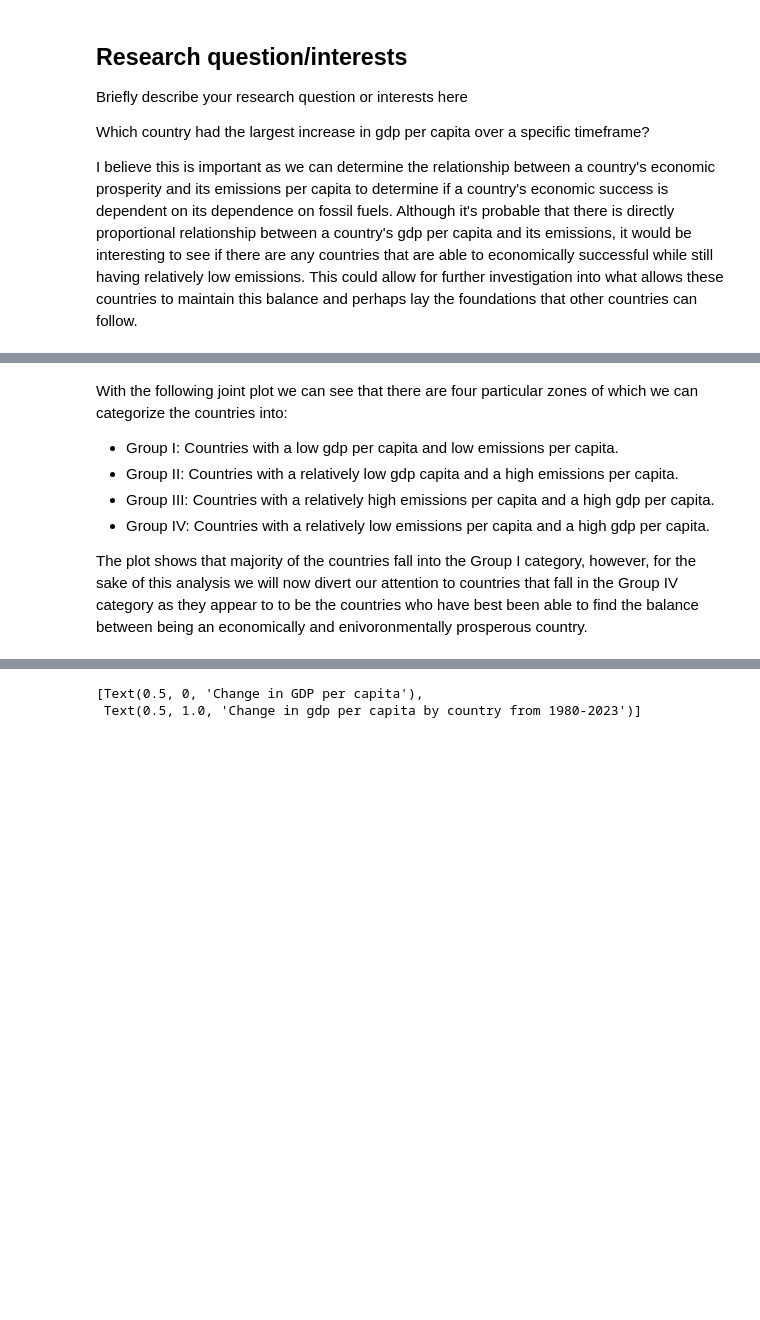
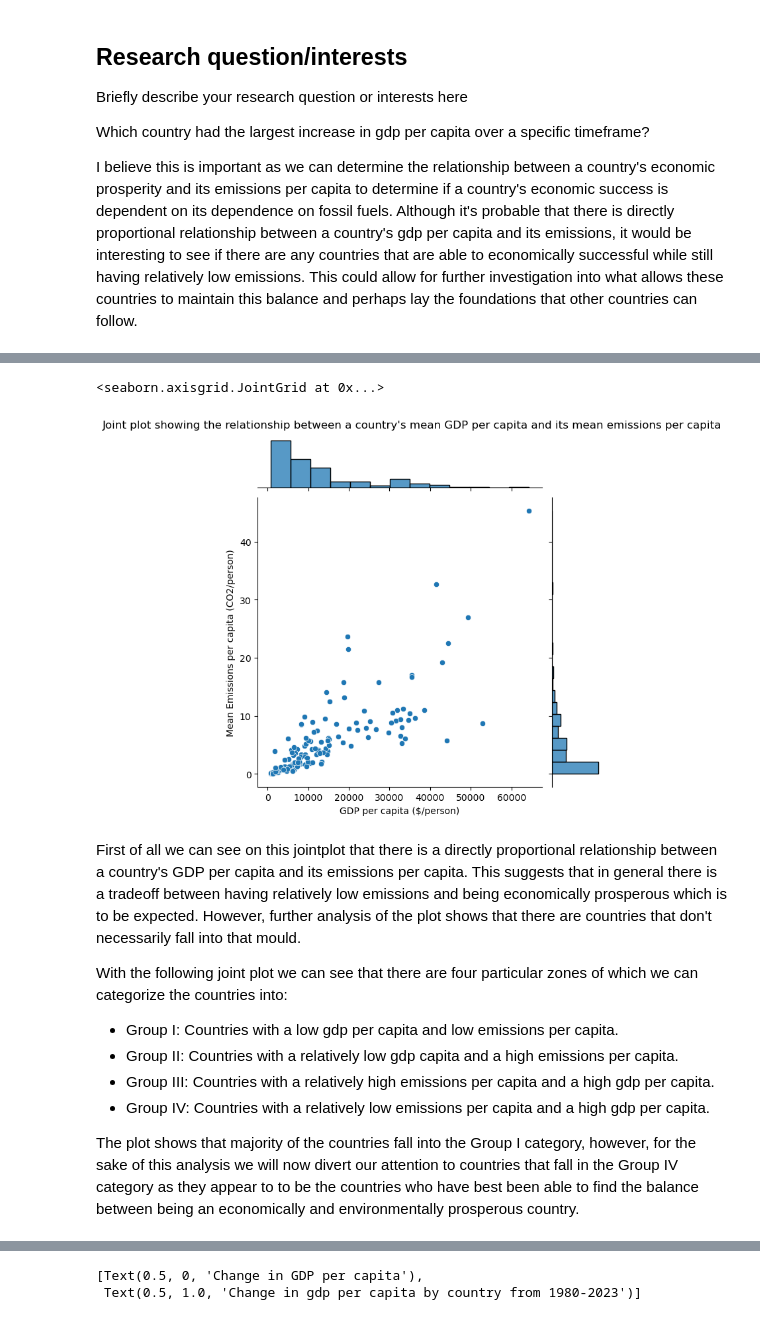
Before and after one commit to ubco-W2022T2-data301/project-group-group42, a Jupyter notebook: analysis/analysisNjabuloDlamini.ipynb, the cells around one changed output, grey strips where cells are left out. Saved outputs shown, nothing was run; the diff lists cells and outputs as text; code cells hidden in the pictures; blank space fills up the shorter version.

```diff
--- a/analysis/analysisNjabuloDlamini.ipynb
+++ b/analysis/analysisNjabuloDlamini.ipynb
@@ -22,0 +19,21 @@ sns.jointplot(data=df_merged, x="GDP_per_capita", y="Emissions_per_capita", hue
+# %%
+def top16_countries1():
+
+    mydf16 = (pd.read_csv("../data/raw/owid_emissions.csv")
+              .query('year >= 1980')
+              .iloc[:, [0, 1, 3, 4, 7, 9]]
+              .reset_index(drop=True)
+              .assign(Emissions_per_capita=lambda x: x['co2'] * 1000000 / x['population'])
+              .assign(GDP_per_capita = lambda x: x['gdp']/x['population'])
+              .reset_index(drop=True))
+    return mydf16
+# %%
+df = top16_countries1()
+
+df_meanEmissions = df.groupby('country')['Emissions_per_capita'].mean()
+df_meanGDP = df.groupby('country')['GDP_per_capita'].mean()
+df1 = pd.DataFrame(df_meanEmissions)
+df2 = pd.DataFrame(df_meanGDP)
+df_merged1 = df1.merge(df2, on='country')
+
+df_merged1
@@ -23,4 +55,13 @@ sns.jointplot(data=df_merged, x="GDP_per_capita", y="Emissions_per_capita", hue
+# %%
+rel = sns.jointplot(data=df_merged1, x="GDP_per_capita", y="Emissions_per_capita")
+rel.set_axis_labels(xlabel="GDP per capita ($/person)", ylabel = "Mean Emissions per capita (CO2/person)")
+rel.fig.suptitle("Joint plot showing the relationship between a country's mean GDP per capita and its mean emissions per capita", y = 1.02)
+rel
+# %% [output]
+<seaborn.axisgrid.JointGrid at 0x...>
+[figure, added]
 # %% [markdown]
+First of all we can see on this jointplot that there is a directly proportional relationship between a country's GDP per capita and its emissions per capita. This suggests that  in general there is a tradeoff between having relatively low emissions and being economically prosperous which is to be expected. However, further analysis of the plot  shows that there are countries that don't necessarily fall into that mould.
 
 With the following joint plot we can see that there are four particular zones of which we can categorize the countries into:
 - Group I: Countries with a low gdp per capita and low emissions per capita.
@@ -28,6 +69,6 @@ With the following joint plot we can see that there are four particular zones of
 - Group III: Countries with a relatively high emissions per capita and a high gdp per capita.
 - Group IV: Countries with a relatively low emissions per capita and a high gdp per capita.
 
-The plot shows that majority of the countries fall into the Group I category, however, for the sake of this analysis we will now divert our attention to countries that fall in the Group IV category as they appear to to be the countries who have best been able to find the balance between being an economically and enivoronmentally prosperous country.
+The plot shows that majority of the countries fall into the Group I category, however, for the sake of this analysis we will now divert our attention to countries that fall in the Group IV category as they appear to to be the countries who have best been able to find the balance between being an economically and environmentally prosperous country.
 # %% [markdown]
 ## Clean up data set
```
Also changed, not shown: parts of 14 cells of this notebook.
